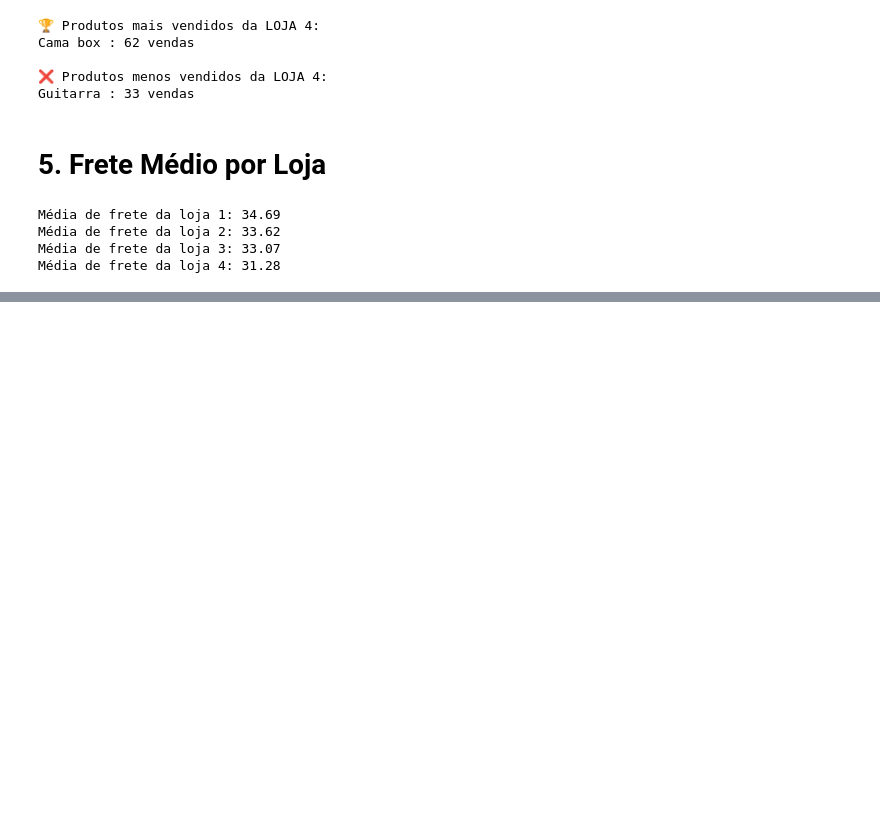
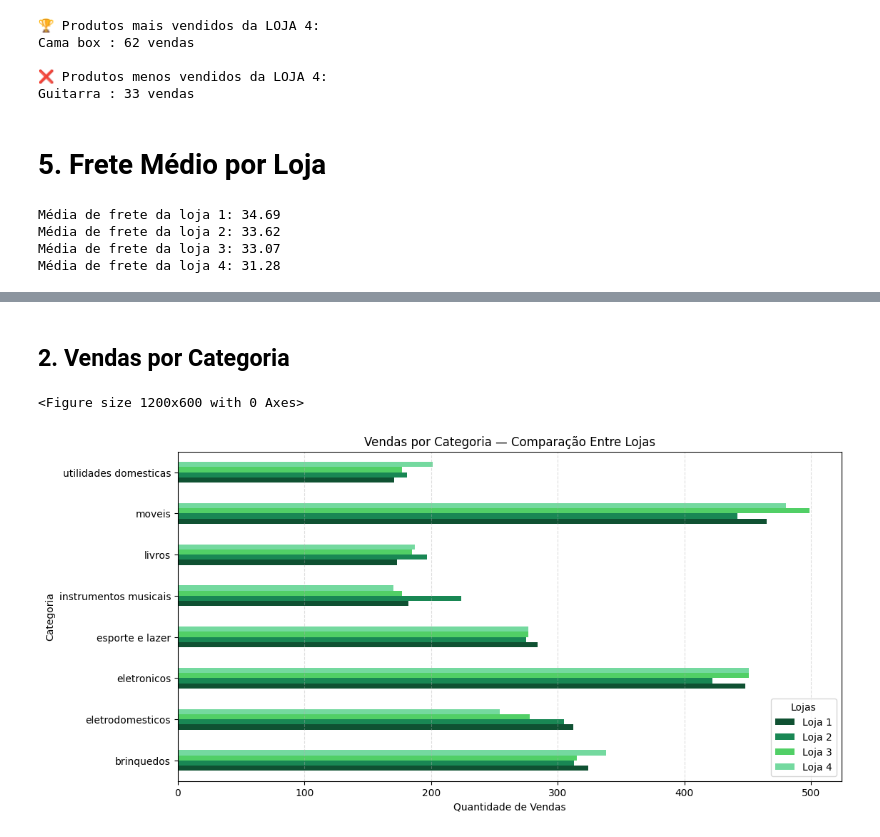
Before and after one commit to Samuel442/challenge-lojas-alura, a Jupyter notebook: challenge_lojas.ipynb, the cells around one changed output, grey strips where cells are left out. Drawn from its saved outputs; the diff is of its cells as text; code cells hidden in the pictures; blank space fills up the shorter version.

```diff
--- a/challenge_lojas.ipynb
+++ b/challenge_lojas.ipynb
@@ -348,0 +402,47 @@ Média de frete da loja 4: 31.28
+# %% [markdown]
+## 2. Vendas por Categoria
+# %%
+import matplotlib.pyplot as plt
+import pandas as pd
+
+# Contagem de vendas por categoria para cada loja
+cat1 = loja1['Categoria do Produto'].value_counts()
+cat2 = loja2['Categoria do Produto'].value_counts()
+cat3 = loja3['Categoria do Produto'].value_counts()
+cat4 = loja4['Categoria do Produto'].value_counts()
+
+# Unir os dados em um único DataFrame
+df_categorias = pd.DataFrame({
+    'Loja 1': cat1,
+    'Loja 2': cat2,
+    'Loja 3': cat3,
+    'Loja 4': cat4,
+}).fillna(0)
+
+# Paleta de tons de verde esmeralda
+cores_verdes = [
+    "#0f5132",  # verde esmeralda escuro
+    "#198754",  # verde padrão
+    "#51cf66",  # verde mais claro
+    "#74d99f"   # verde bem claro
+]
+
+plt.figure(figsize=(12,6))
+
+df_categorias.plot(
+    kind='barh',
+    figsize=(12,6),
+    color=cores_verdes
+)
+
+plt.title("Vendas por Categoria — Comparação Entre Lojas")
+plt.ylabel("Categoria")
+plt.xlabel("Quantidade de Vendas")
+plt.xticks(rotation=0)
+plt.legend(title="Lojas")
+plt.grid(axis='x', linestyle='--', alpha=0.4)
+
+plt.show()
+# %% [output]
+<Figure size 1200x600 with 0 Axes>
+[figure, added]
```
Also changed, not shown: parts of 8 cells of this notebook.
